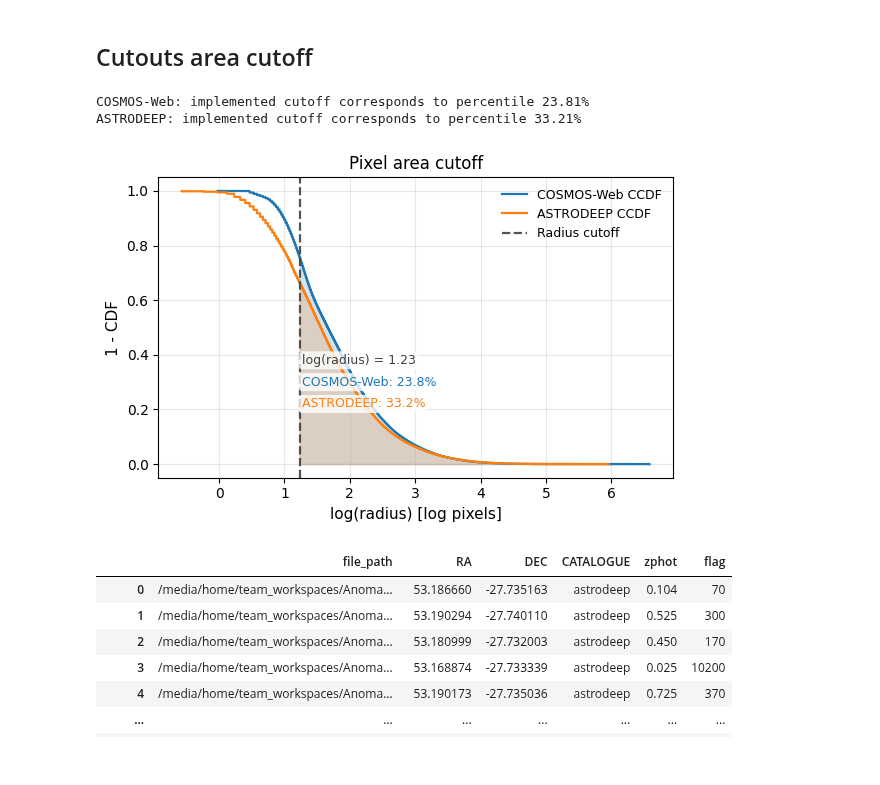
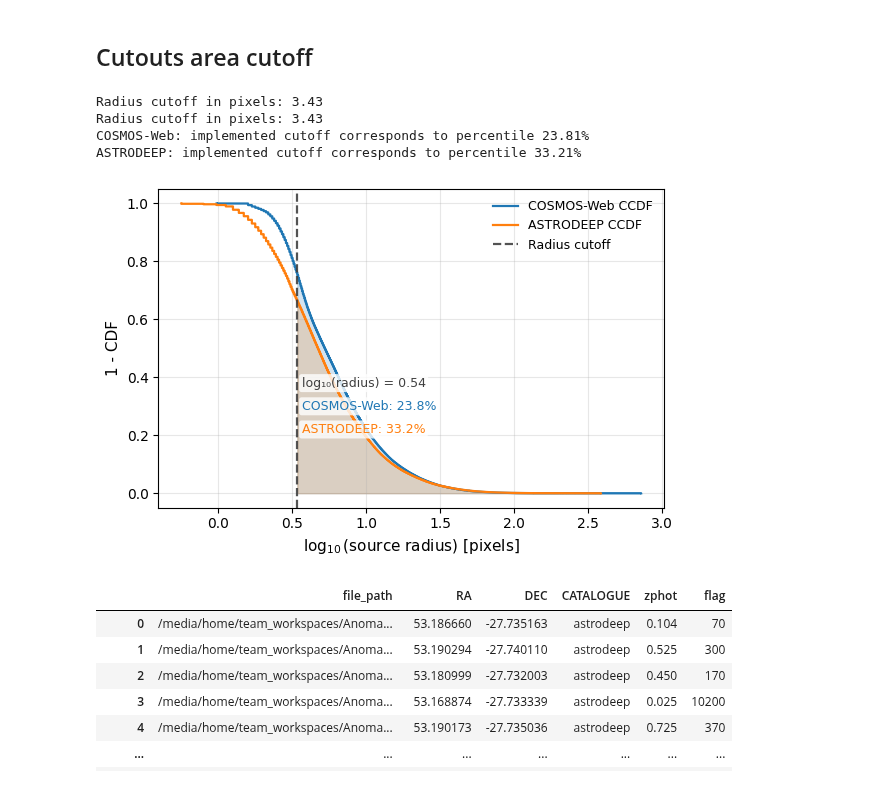
Before and after one commit to JuliaDima/AnomalyMatch-JWST, a Jupyter notebook: scripts.ipynb, the cells around one changed output. Drawn from its saved outputs; the diff is of its cells as text; code cells hidden in the pictures.

```diff
--- a/scripts.ipynb
+++ b/scripts.ipynb
@@ -629,7 +602,7 @@ mpl.rcParams.update({
 
 fig, ax = plt.subplots(figsize=(5, 4))
 
-colors = {"zspec": 'steelblue', "zphot": 'orange'}
+colors = {"zspec": 'steelblue', "zphot": 'lightblue'}
 ordered_sources = ["zspec", "zphot"]
 
 data_by_source_zspec = [
@@ -932,12 +906,13 @@ def _log_radius_array(df, col='seg_area'):
     if areas.size == 0:
         return (np.array([]), np.array([])), None, None
     radii = np.sqrt(areas / np.pi)  # radius in pixels
-    x = np.log(radii)  # log-radius
+    x = np.log10(radii)  # log10-radius
     x_sorted = np.sort(x)
     n = x_sorted.size
     ccdf = 1.0 - (np.arange(1, n + 1) / n)  # empirical CCDF
     radius_cutoff = MIN_CUTOUT_SIZE / CUTOUT_FACTOR
-    x_cutoff = np.log(radius_cutoff)
+    print(f"Radius cutoff in pixels: {radius_cutoff:.2f}")
+    x_cutoff = np.log10(radius_cutoff)
     percentile_match = (radii <= radius_cutoff).mean()
     return (x_sorted, ccdf), x_cutoff, percentile_match
 
@@ -980,7 +955,7 @@ def plot_ccdf_with_cutoff(df1, df2, col='seg_area',
         ax.text(
             shared_xcut + 0.03,
             0.38,
-            f"log(radius) = {shared_xcut:.2f}",
+            f"log₁₀(radius) = {shared_xcut:.2f}",
             color="0.25",
             fontsize=9,
             ha="left",
@@ -995,36 +970,37 @@ def plot_ccdf_with_cutoff(df1, df2, col='seg_area',
             fontsize=9,
             ha="left",
             va="center",
             bbox=dict(boxstyle="round,pad=0.2", facecolor="white", edgecolor="none", alpha=0.8),
         )
         ax.text(
             shared_xcut + 0.03,
             0.22,
             f"{labels[1]}: {pct2:.1%}",
             color=colors[1],
             fontsize=9,
             ha="left",
             va="center",
             bbox=dict(boxstyle="round,pad=0.2", facecolor="white", edgecolor="none", alpha=0.8),
         )
 
-    ax.set_title("Pixel area cutoff")
-    ax.set_xlabel("log(radius) [log pixels]")
+    ax.set_xlabel(r"$\log_{10}$(source radius) [pixels]")
     ax.set_ylabel("1 - CDF")
     ax.grid(True, alpha=0.3)
     ax.legend(loc="upper right", ncol=1, frameon=False)
 
     if savepath:
         plt.savefig(savepath, dpi=200, bbox_inches="tight")
     plt.tight_layout()
     plt.show()
 
 plot_ccdf_with_cutoff(cosmos_matches_df, astrodeep_matches_df,
                       labels=('COSMOS-Web','ASTRODEEP'))
 # %% [output]
+Radius cutoff in pixels: 3.43
+Radius cutoff in pixels: 3.43
 COSMOS-Web: implemented cutoff corresponds to percentile 23.81%
 ASTRODEEP: implemented cutoff corresponds to percentile 33.21%
-[figure, old version]
+[figure, new version]
 # %%
 astrodeep_cutouts_df
 # %% [output]
```
Also changed, not shown: parts of 9 cells of this notebook, 22 other files.
